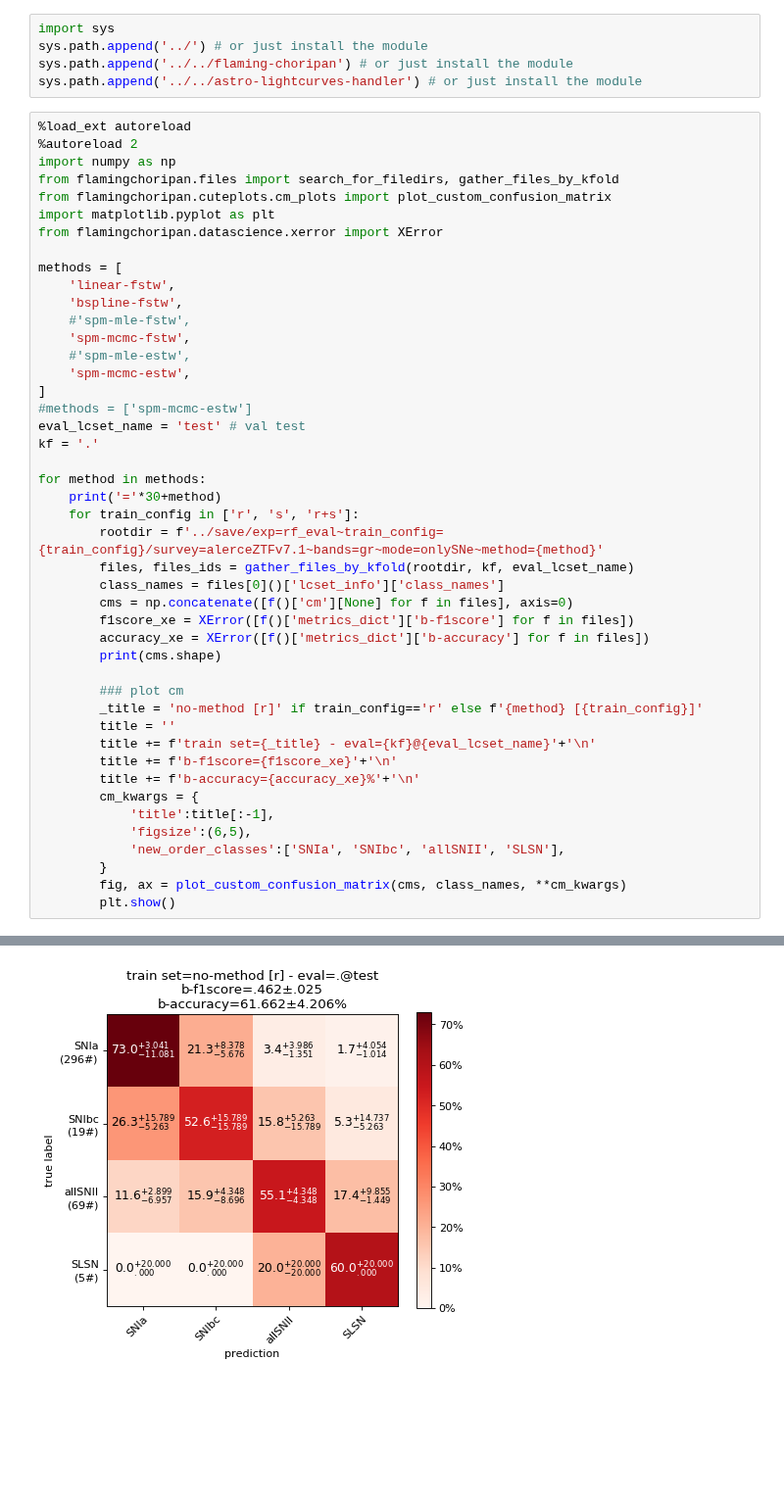
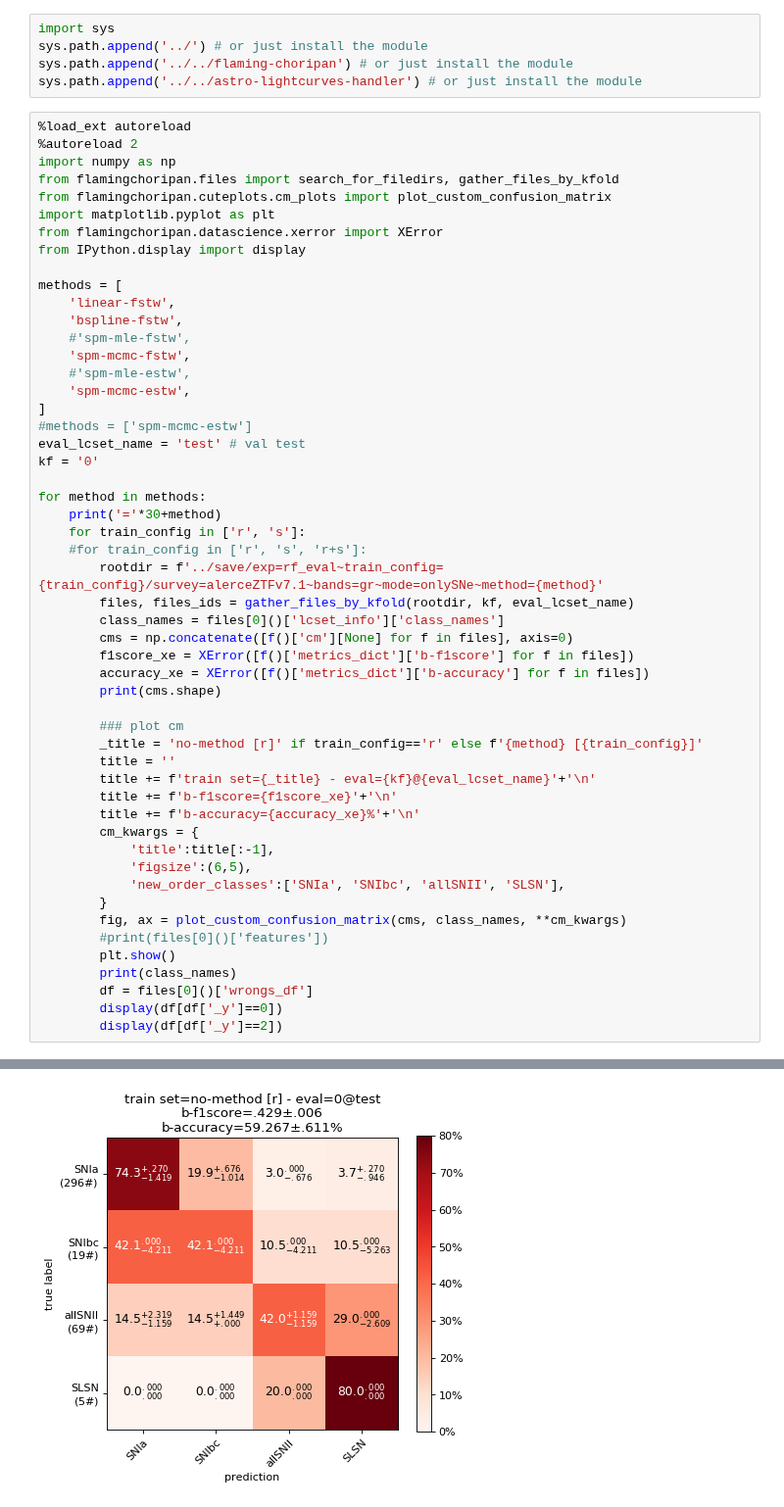
Before and after one commit to opimentel-github/astro-lightcurves-fats, a Jupyter notebook: experiments/metrics_results.ipynb, the cells around one changed output, grey strips where cells are left out. Shown at 98% size. Cells and saved outputs as stored; diff of their text form; blank space fills up the shorter version.

```diff
--- a/experiments/metrics_results.ipynb
+++ b/experiments/metrics_results.ipynb
@@ -11,6 +11,7 @@ from flamingchoripan.files import search_for_filedirs, gather_files_by_kfold
 from flamingchoripan.cuteplots.cm_plots import plot_custom_confusion_matrix
 import matplotlib.pyplot as plt
 from flamingchoripan.datascience.xerror import XError
+from IPython.display import display
 
 methods = [
     'linear-fstw',
@@ -22,11 +23,12 @@ methods = [
 ]
 #methods = ['spm-mcmc-estw']
 eval_lcset_name = 'test' # val test
-kf = '.'
+kf = '0'
 
 for method in methods:
     print('='*30+method)
-    for train_config in ['r', 's', 'r+s']:
+    for train_config in ['r', 's']:
+    #for train_config in ['r', 's', 'r+s']:
         rootdir = f'../save/exp=rf_eval~train_config={train_config}/survey=alerceZTFv7.1~bands=gr~mode=onlySNe~method={method}'
         files, files_ids = gather_files_by_kfold(rootdir, kf, eval_lcset_name)
         class_names = files[0]()['lcset_info']['class_names']
@@ -47,5 +49,10 @@ for method in methods:
             'new_order_classes':['SNIa', 'SNIbc', 'allSNII', 'SLSN'],
         }
         fig, ax = plot_custom_confusion_matrix(cms, class_names, **cm_kwargs)
+        #print(files[0]()['features'])
         plt.show()
+        print(class_names)
+        df = files[0]()['wrongs_df']
+        display(df[df['_y']==0])
+        display(df[df['_y']==2])
 # %% [output]
@@ -54 +63 @@ for method in methods:
-[figure, old version]
+[figure, new version]
```
Also changed, not shown: parts of 3 cells of this notebook, 6 other files.
